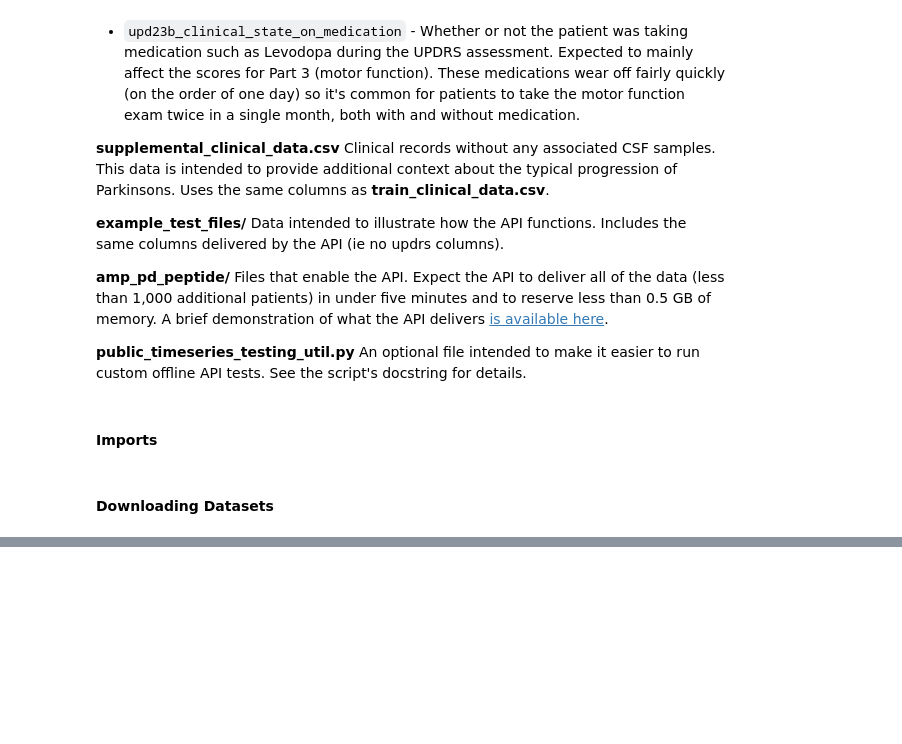
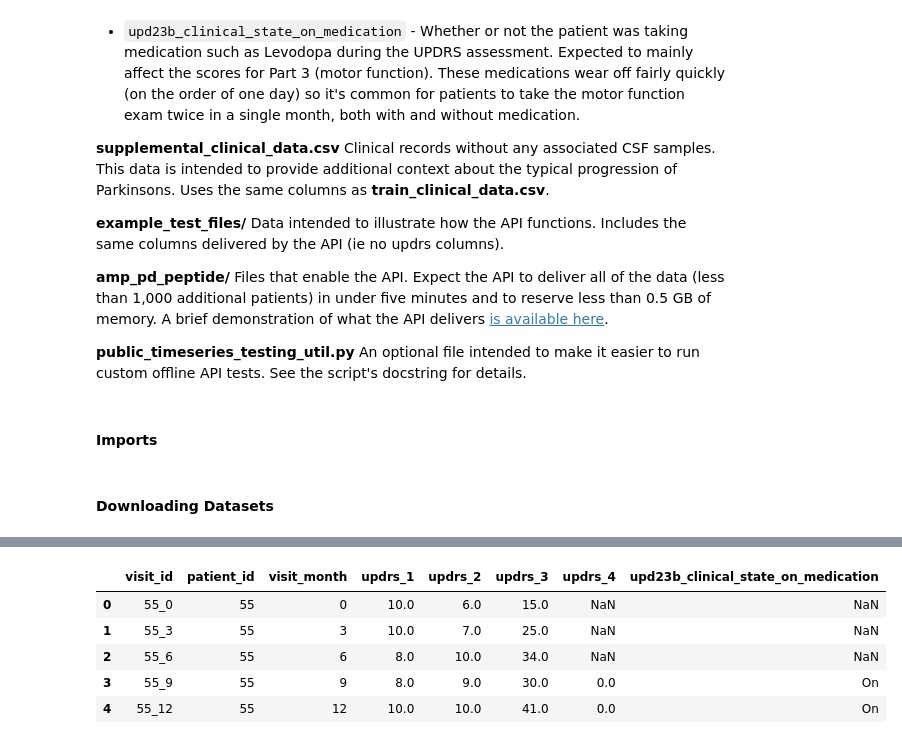
Before and after one commit to peterbull/parkinsons-progression, a Jupyter notebook: pb_parkinsons_prog.ipynb, the cells around one changed output, grey strips where cells are left out. Drawn from its saved outputs; the diff is of its cells as text; code cells hidden in the pictures; blank space fills up the shorter version.

```diff
--- a/pb_parkinsons_prog.ipynb
+++ b/pb_parkinsons_prog.ipynb
@@ -88,0 +84,6 @@ df_train_proteins = pd.read_csv(path/"train_proteins.csv")
+# %%
+#| export
+df_train_proteins = pd.read_csv(path/"train_proteins.csv", low_memory=False)
+df_train_clinical = pd.read_csv(path/"train_clinical_data.csv", low_memory=False)
+df_train_peptides = pd.read_csv(path/"train_peptides.csv", low_memory=False)
+df_supplemental = pd.read_csv(path/"supplemental_clinical_data.csv", low_memory=False)
@@ -88,0 +108,9 @@ df_train_proteins = pd.read_csv(path/"train_proteins.csv")
+# %%
+df_train_clinical.head()
+# %% [output]
+|  | visit_id | patient_id | visit_month | updrs_1 | updrs_2 | updrs_3 | updrs_4 | upd23b_clinical_state_on_medication |
+| 0 | 55_0 | 55 | 0 | 10.0 | 6.0 | 15.0 | NaN | NaN |
+| 1 | 55_3 | 55 | 3 | 10.0 | 7.0 | 25.0 | NaN | NaN |
+| 2 | 55_6 | 55 | 6 | 8.0 | 10.0 | 34.0 | NaN | NaN |
+| 3 | 55_9 | 55 | 9 | 8.0 | 9.0 | 30.0 | 0.0 | On |
+| 4 | 55_12 | 55 | 12 | 10.0 | 10.0 | 41.0 | 0.0 | On |
```
Also changed, not shown: parts of 25 cells of this notebook, 1 other file.
